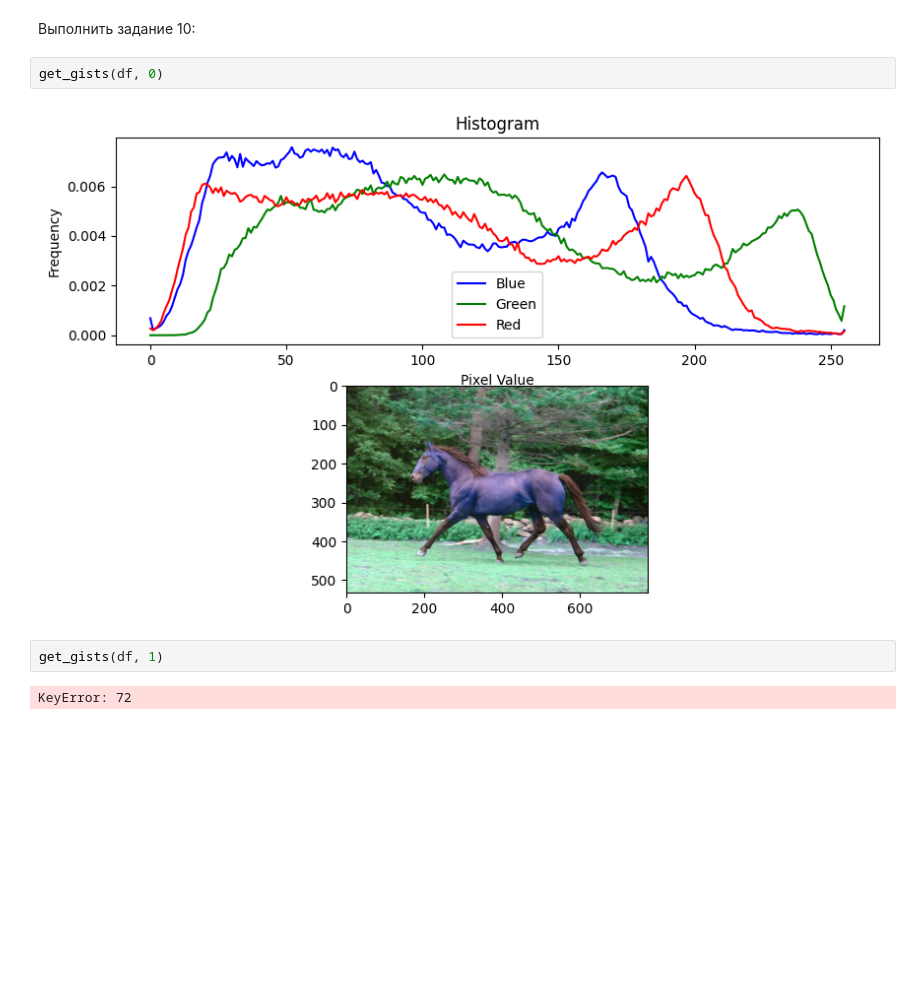
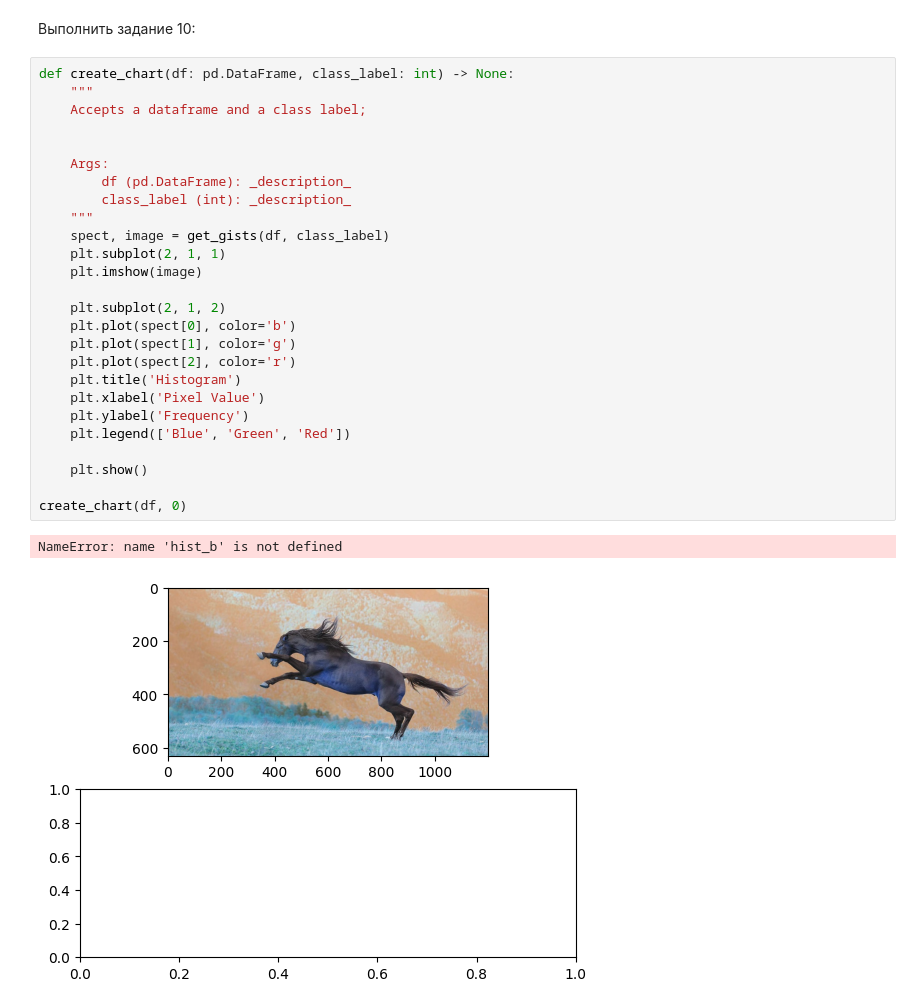
Before and after one commit to Amitroki/ApplProg-4-lab, a Jupyter notebook: task.ipynb, the cells around one changed output. Saved outputs shown, nothing was run; the diff lists cells and outputs as text; blank space fills up the shorter version.

```diff
--- a/task.ipynb
+++ b/task.ipynb
@@ -298,10 +275,31 @@ def get_gists(df: pd.DataFrame, class_label: int) -> None:
 # %% [markdown]
 Выполнить задание 10:
-# %%
-get_gists(df, 0)
-# %% [output]
-[figure, removed]
-# %%
-get_gists(df, 1)
-# %% [output]
-KeyError: 72
+# %%
+def create_chart(df: pd.DataFrame, class_label: int) -> None:
+    """
+    Accepts a dataframe and a class label;
+
+
+    Args:
+        df (pd.DataFrame): _description_
+        class_label (int): _description_
+    """
+    spect, image = get_gists(df, class_label)
+    plt.subplot(2, 1, 1)
+    plt.imshow(image)
+
+    plt.subplot(2, 1, 2)
+    plt.plot(spect[0], color='b')
+    plt.plot(spect[1], color='g')
+    plt.plot(spect[2], color='r')
+    plt.title('Histogram')
+    plt.xlabel('Pixel Value')
+    plt.ylabel('Frequency')
+    plt.legend(['Blue', 'Green', 'Red'])
+
+    plt.show()
+
+create_chart(df, 0)
+# %% [output]
+NameError: name 'hist_b' is not defined
+[figure, added]
```
Also changed, not shown: parts of 1 cell of this notebook.
